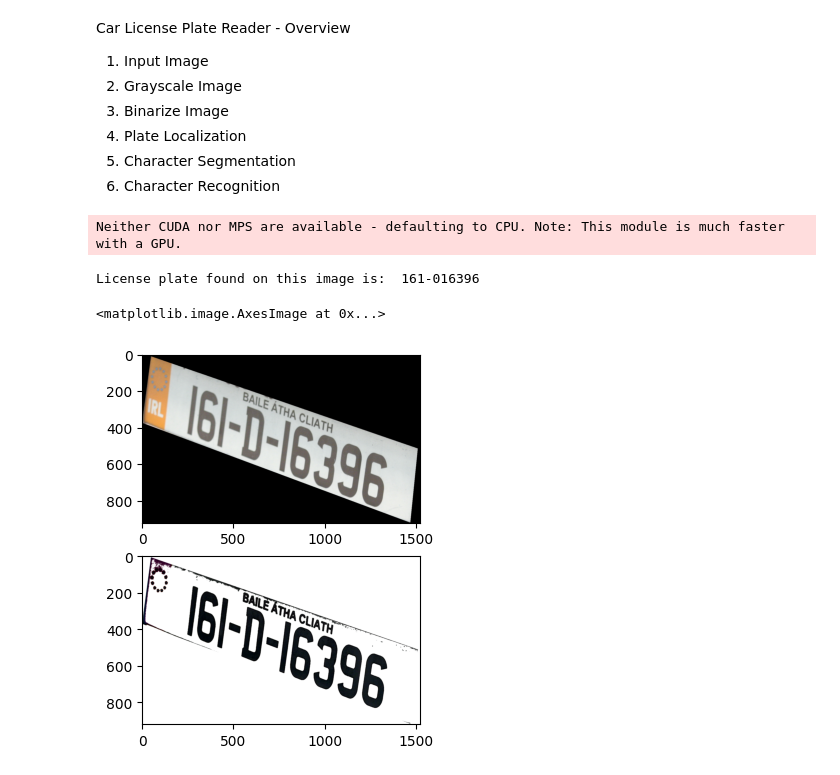
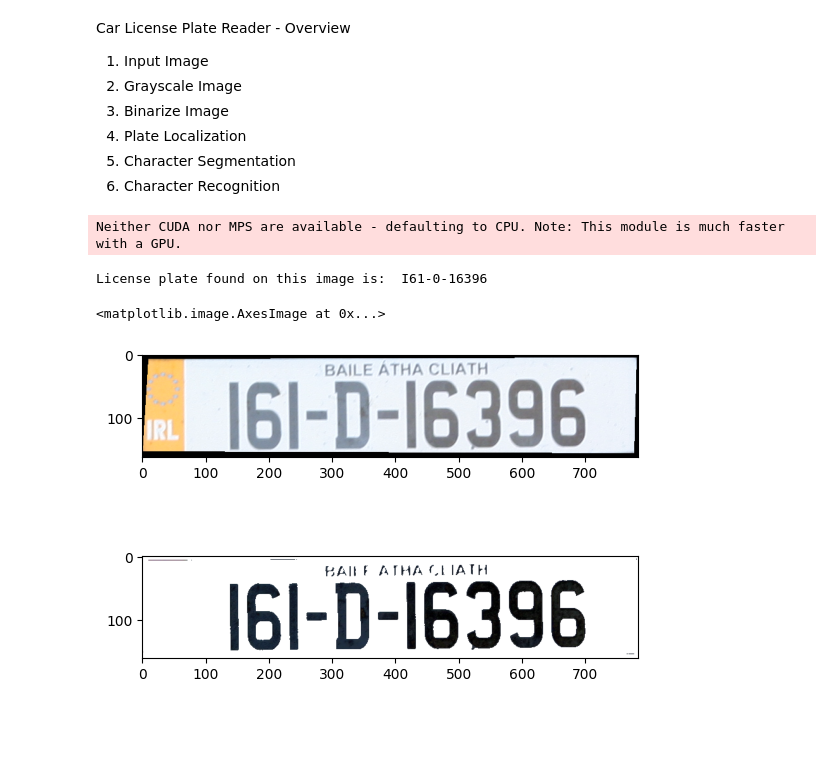
Before and after one commit to IP2324CarLicensePlateReader/CarLicensePlateReader, a Jupyter notebook: CarLicensePlatesReader.ipynb, the cells around one changed output. Drawn from its saved outputs; the diff is of its cells as text; code cells hidden in the pictures; blank space fills up the shorter version.

```diff
--- a/CarLicensePlatesReader.ipynb
+++ b/CarLicensePlatesReader.ipynb
@@ -25,25 +25,31 @@ The product is capable of recognising car license plates rotated, as well as a c
 """
 
 # Input Image
-I = cv2.imread("Sample Inputs/personal_three.jpg")
-# I = cv2.imread("Sample Inputs/personal_two.jpg")
+# I = cv2.imread("Sample Inputs/personal_three.jpg")
+I = cv2.imread("Sample Inputs/personal_two.jpg")
 # I = cv2.imread("Sample Inputs/personal.jpg")
 # I = cv2.imread("Sample Inputs/ambulance.jpg")
 # I = cv2.imread("Sample Inputs/gardai_cars.jpg")
 
-# HS(V) Image
+### Image Threshold ###
+
+# HS(V) Image to be used for turning into binary image
 V = cv2.cvtColor(I, cv2.COLOR_BGR2HSV)[:,:,2]
 
 # Binarize Image
 B = cv2.adaptiveThreshold(V, maxValue = 255, adaptiveMethod = cv2.ADAPTIVE_THRESH_MEAN_C, thresholdType = cv2.THRESH_BINARY, blockSize = 7, C = 0)
 
-# Plate Localization
+
+### Plate Localization ###
+
 blank = np.zeros_like(I)
 cropping_coord = []
 
+# Contours used to find edges with rectangle areas in the image
 contours, hierarchy = cv2.findContours(image=B, mode=cv2.RETR_EXTERNAL, method=cv2.CHAIN_APPROX_NONE)
 image_copy = cv2.cvtColor(I.copy(), cv2.COLOR_BGR2RGB)
 
+# Finding every rectangle shape with four corners in the image by setting the length of the license plates 4 times longer its height
 for contour in contours:
 
     epsilon = 0.04 * cv2.arcLength(contour, True)
@@ -67,12 +73,12 @@ for contour in contours:
         ck_similar_area_upper = ct_area < (height_one*width_one*1.1)
         ck_too_small = ct_area > 500
 
+        # Ignoring any small rectangle areas
         total_checks = ck_too_small and ck_similar_area_lower and ck_similar_area_upper and ck_similar_heights and ck_height_width_ratio
 
         if total_checks:
             cv2.drawContours(blank, [approx], 0, (255, 255, 255), -1)
             cropping_coord.append((cv2.boundingRect(contour)))
-
 
 
 # Plate Cropping
@@ -159,32 +165,32 @@ for bbox, text, score in textBox:
             found = True
             break
         elif re.match('\w\w ', text):
             print("License plate found on this image is: ", text)
             found = True
             break
         elif re.match('\w\w\s-', text):
             print("License plate found on this image is: ", text)
             found = True
             break
         elif re.match('\w\w\w-', text):
             print("License plate found on this image is: ", text)
             found = True
             break
         elif re.match('\w\w\w\s-', text):
             print("License plate found on this image is: ", text)
             found = True
             break
 
 # If License Plates in image not found
 if found == False:
     print("Licenses Plates not found!")
 
 # Show Cropped Licence Plate
 fig2, arg = plt.subplots(2, 1)
 arg[0].imshow(CROP)
 arg[1].imshow(image_merge)
 # %% [output]
 Neither CUDA nor MPS are available - defaulting to CPU. Note: This module is much faster with a GPU.
-License plate found on this image is:  161-016396
+License plate found on this image is:  I61-0-16396
 <matplotlib.image.AxesImage at 0x...>
-[figure, old version]
+[figure, new version]
```
